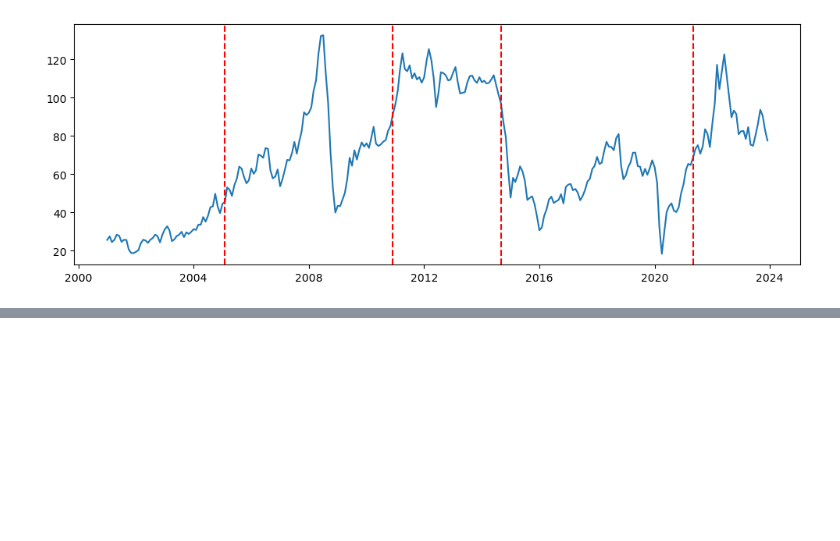
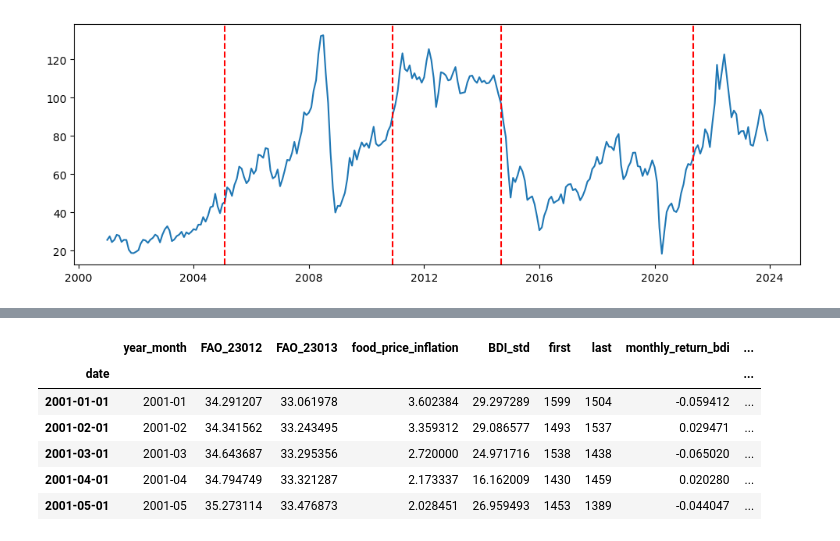
Before and after one commit to GorataB/Hackathon_PolyglotPioneers, a Jupyter notebook: Model_1_Statistical.ipynb, the cells around one changed output, grey strips where cells are left out. Cells and saved outputs as stored; diff of their text form; code cells hidden in the pictures; blank space fills up the shorter version.

```diff
--- a/Model_1_Statistical.ipynb
+++ b/Model_1_Statistical.ipynb
@@ -401,0 +425,22 @@ As expected, the crude oil prices changed in volatility around the 2010 oil glut
+# %%
+prediction_df["break_2007"] = (
+    prediction_df.index >= "2007-08-01"
+).astype(int)
+
+prediction_df["break_2009"] = (
+    prediction_df.index >= "2009-09-01"
+).astype(int)
+
+prediction_df["break_2022"] = (
+    prediction_df.index >= "2022-08-01"
+).astype(int)
+# %%
+prediction_df.head()
+# %% [output]
+|  | year_month | FAO_23012 | FAO_23013 | food_price_inflation | BDI_std | first | last | monthly_return_bdi | ... |
+| date |  |  |  |  |  |  |  |  | ... |
+| 2001-01-01 | 2001-01 | 34.291207 | 33.061978 | 3.602384 | 29.297289 | 1599 | 1504 | -0.059412 | ... |
+| 2001-02-01 | 2001-02 | 34.341562 | 33.243495 | 3.359312 | 29.086577 | 1493 | 1537 | 0.029471 | ... |
+| 2001-03-01 | 2001-03 | 34.643687 | 33.295356 | 2.720000 | 24.971716 | 1538 | 1438 | -0.065020 | ... |
+| 2001-04-01 | 2001-04 | 34.794749 | 33.321287 | 2.173337 | 16.162009 | 1430 | 1459 | 0.020280 | ... |
+| 2001-05-01 | 2001-05 | 35.273114 | 33.476873 | 2.028451 | 26.959493 | 1453 | 1389 | -0.044047 | ... |
```
Also changed, not shown: parts of 23 cells of this notebook.
